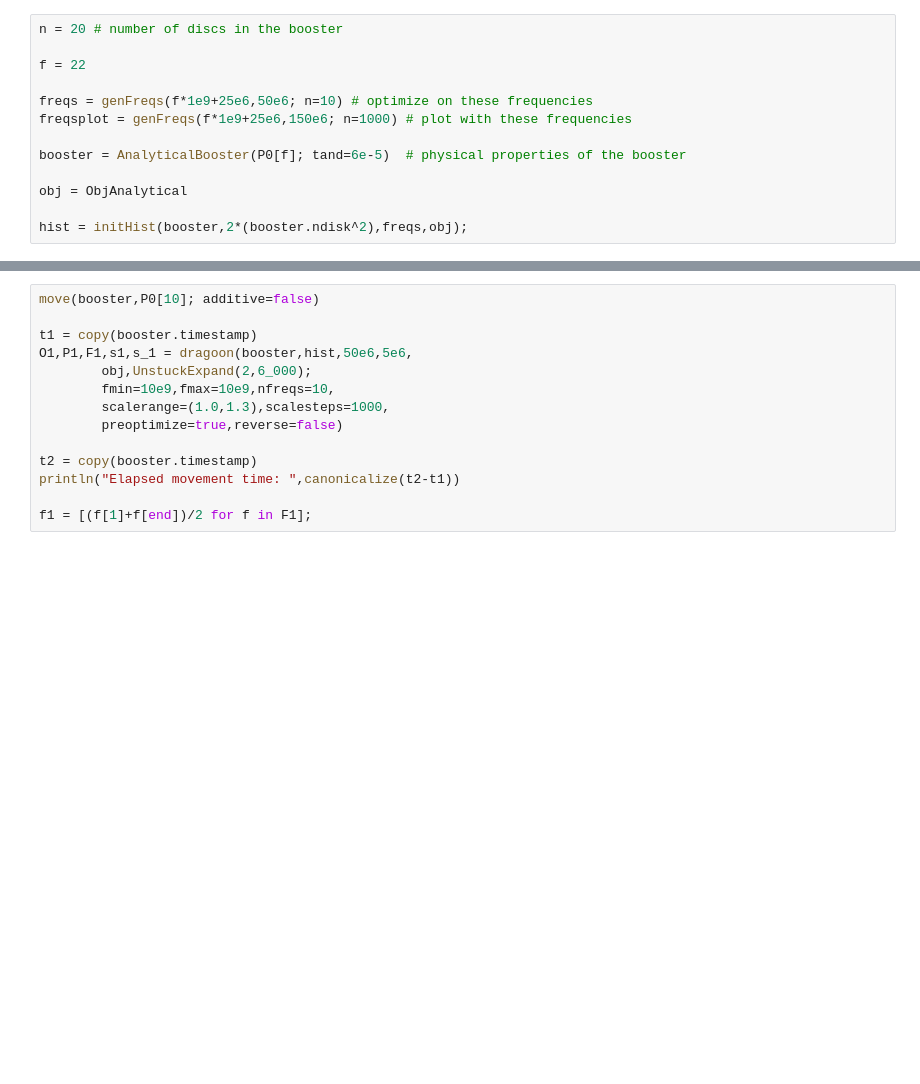
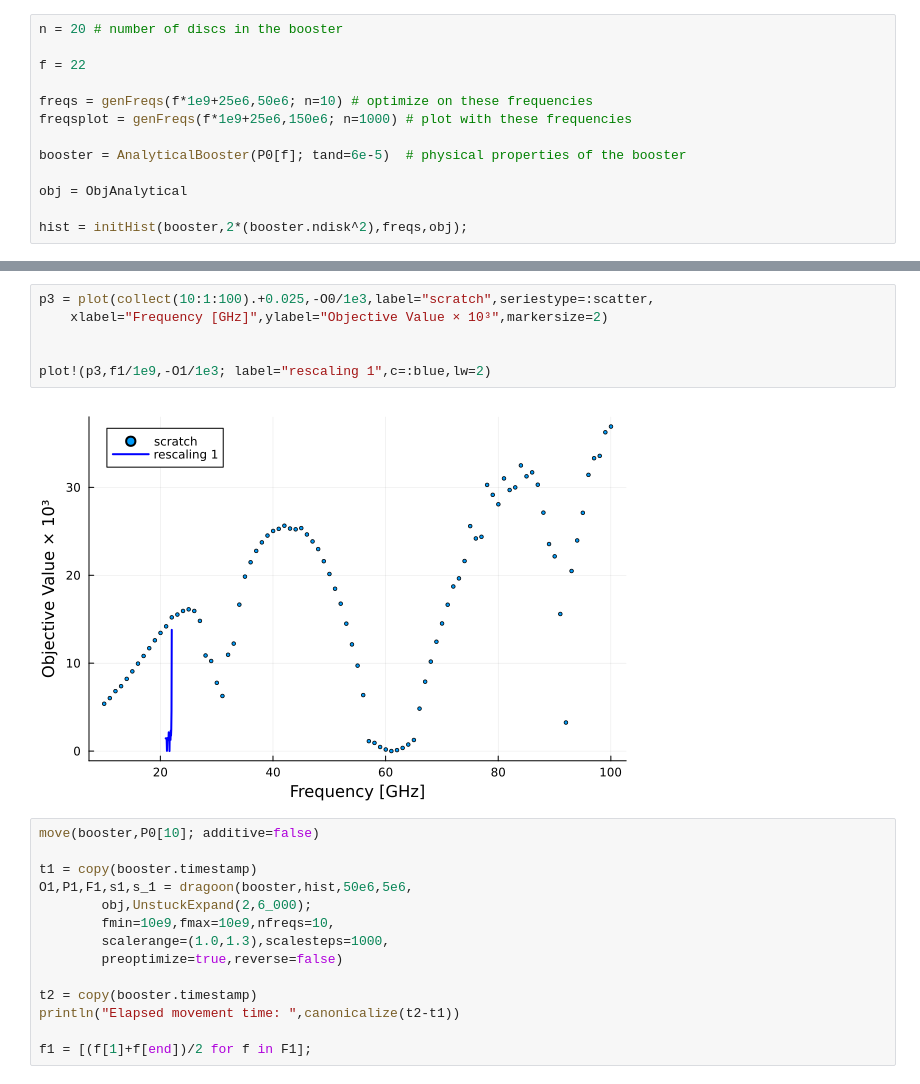
Before and after one commit to bergermann/Dragoon.jl, a Jupyter notebook: examples/Dragoon, 20 discs.ipynb, the cells around one changed output, grey strips where cells are left out. Drawn from its saved outputs; the diff is of its cells as text; blank space fills up the shorter version.

```diff
--- a/examples/Dragoon, 20 discs.ipynb
+++ b/examples/Dragoon, 20 discs.ipynb
@@ -50,3 +88,11 @@ f1 = [(f[1]+f[end])/2 for f in F1];
+# %%
+p3 = plot(collect(10:1:100).+0.025,-O0/1e3,label="scratch",seriestype=:scatter,
+    xlabel="Frequency [GHz]",ylabel="Objective Value × 10³",markersize=2)
+
+
+plot!(p3,f1/1e9,-O1/1e3; label="rescaling 1",c=:blue,lw=2)
+# %% [output]
+[figure, added]
 # %%
 move(booster,P0[10]; additive=false)
 
```
Also changed, not shown: parts of 6 cells of this notebook, 1 other file.
